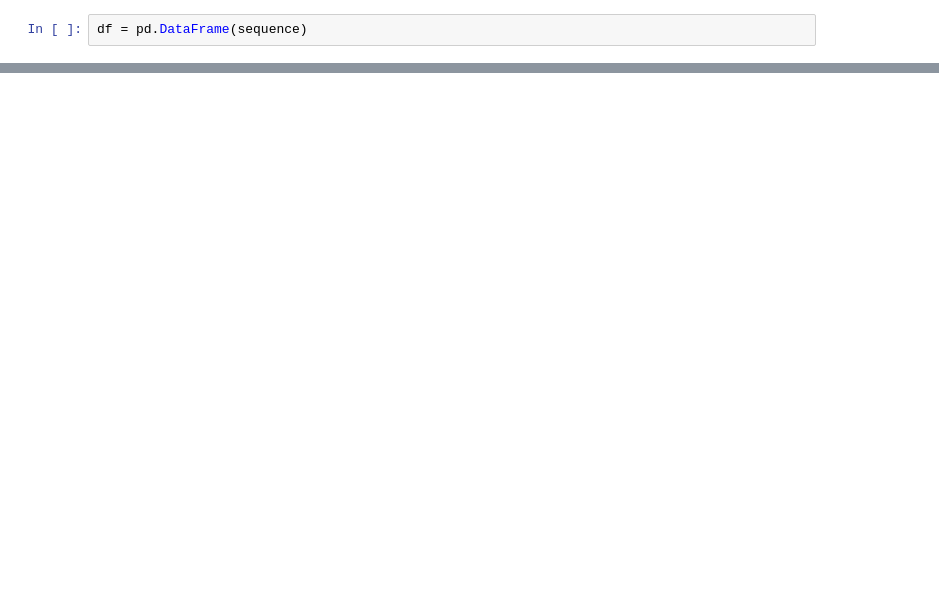
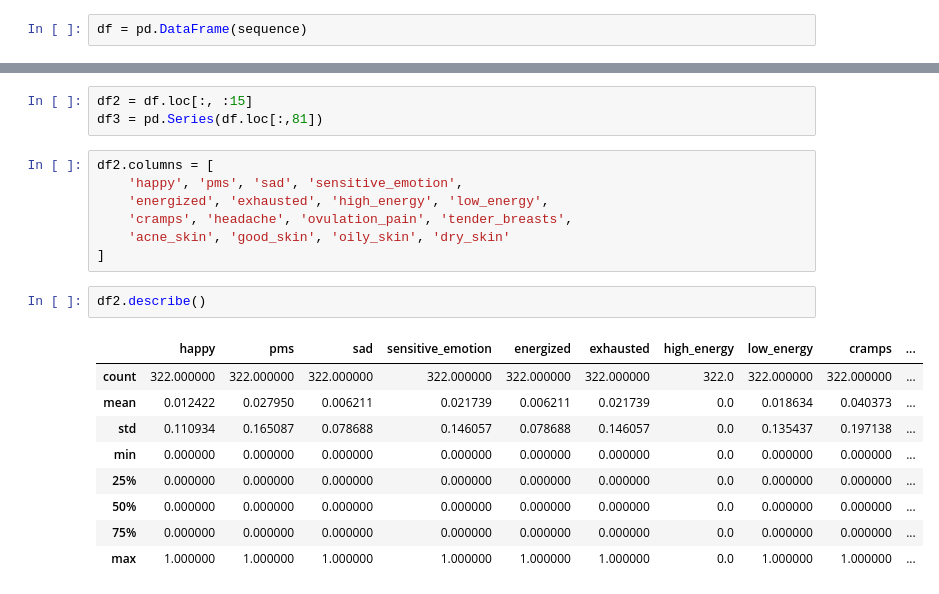
Before and after one commit to Karamya/clue_hackathon_code, a Jupyter notebook: notebooks/starter_notebook.ipynb, the cells around one changed output, grey strips where cells are left out. Cells and saved outputs as stored; diff of their text form; blank space fills up the shorter version.

```diff
--- a/notebooks/starter_notebook.ipynb
+++ b/notebooks/starter_notebook.ipynb
@@ -34 +45,23 @@ df.describe()
 8 rows × 82 columns
+# %%
+df2 = df.loc[:, :15]
+df3 = pd.Series(df.loc[:,81])
+# %%
+df2.columns = [
+    'happy', 'pms', 'sad', 'sensitive_emotion',
+    'energized', 'exhausted', 'high_energy', 'low_energy',
+    'cramps', 'headache', 'ovulation_pain', 'tender_breasts',
+    'acne_skin', 'good_skin', 'oily_skin', 'dry_skin'
+]
+# %%
+df2.describe()
+# %% [output]
+|  | happy | pms | sad | sensitive_emotion | energized | exhausted | high_energy | low_energy | cramps | ... |
+| count | 322.000000 | 322.000000 | 322.000000 | 322.000000 | 322.000000 | 322.000000 | 322.0 | 322.000000 | 322.000000 | ... |
+| mean | 0.012422 | 0.027950 | 0.006211 | 0.021739 | 0.006211 | 0.021739 | 0.0 | 0.018634 | 0.040373 | ... |
+| std | 0.110934 | 0.165087 | 0.078688 | 0.146057 | 0.078688 | 0.146057 | 0.0 | 0.135437 | 0.197138 | ... |
+| min | 0.000000 | 0.000000 | 0.000000 | 0.000000 | 0.000000 | 0.000000 | 0.0 | 0.000000 | 0.000000 | ... |
+| 25% | 0.000000 | 0.000000 | 0.000000 | 0.000000 | 0.000000 | 0.000000 | 0.0 | 0.000000 | 0.000000 | ... |
+| 50% | 0.000000 | 0.000000 | 0.000000 | 0.000000 | 0.000000 | 0.000000 | 0.0 | 0.000000 | 0.000000 | ... |
+| 75% | 0.000000 | 0.000000 | 0.000000 | 0.000000 | 0.000000 | 0.000000 | 0.0 | 0.000000 | 0.000000 | ... |
+| max | 1.000000 | 1.000000 | 1.000000 | 1.000000 | 1.000000 | 1.000000 | 0.0 | 1.000000 | 1.000000 | ... |
```
Also changed, not shown: parts of 11 cells of this notebook, 4 other files.
